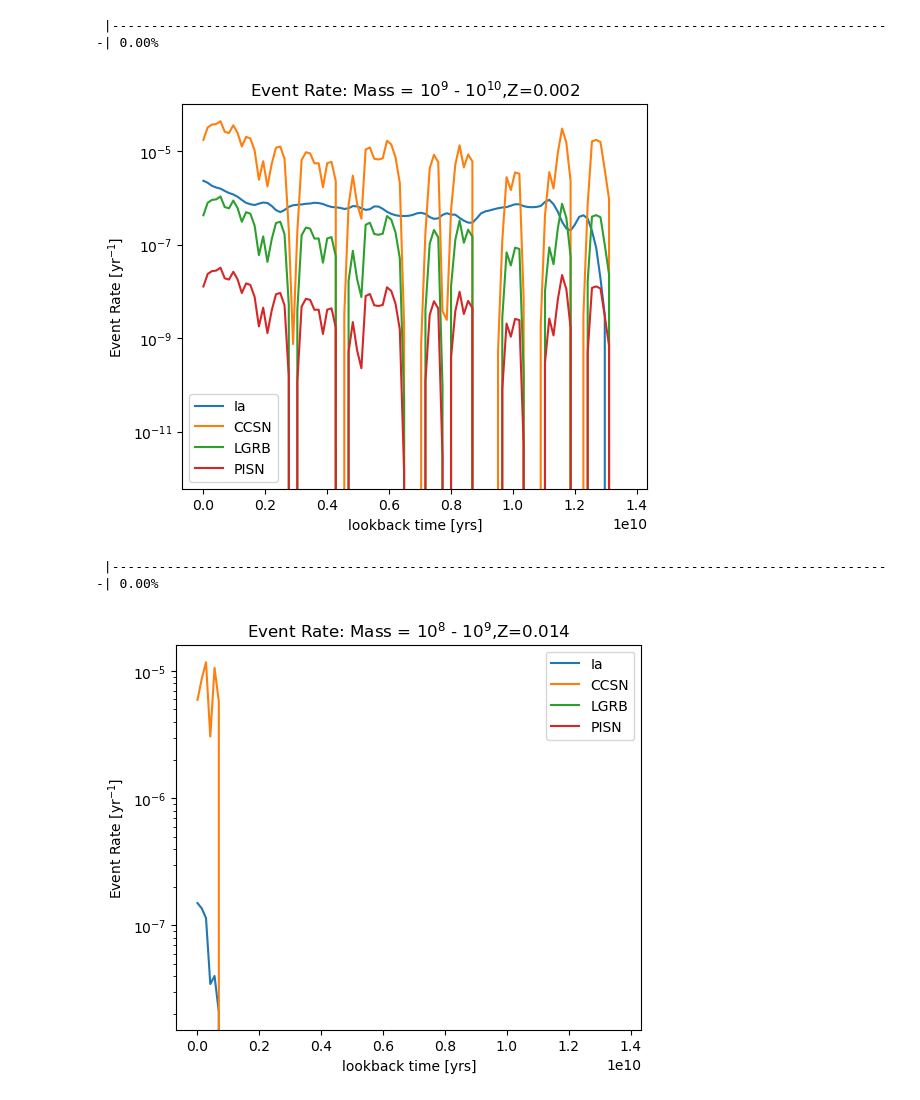
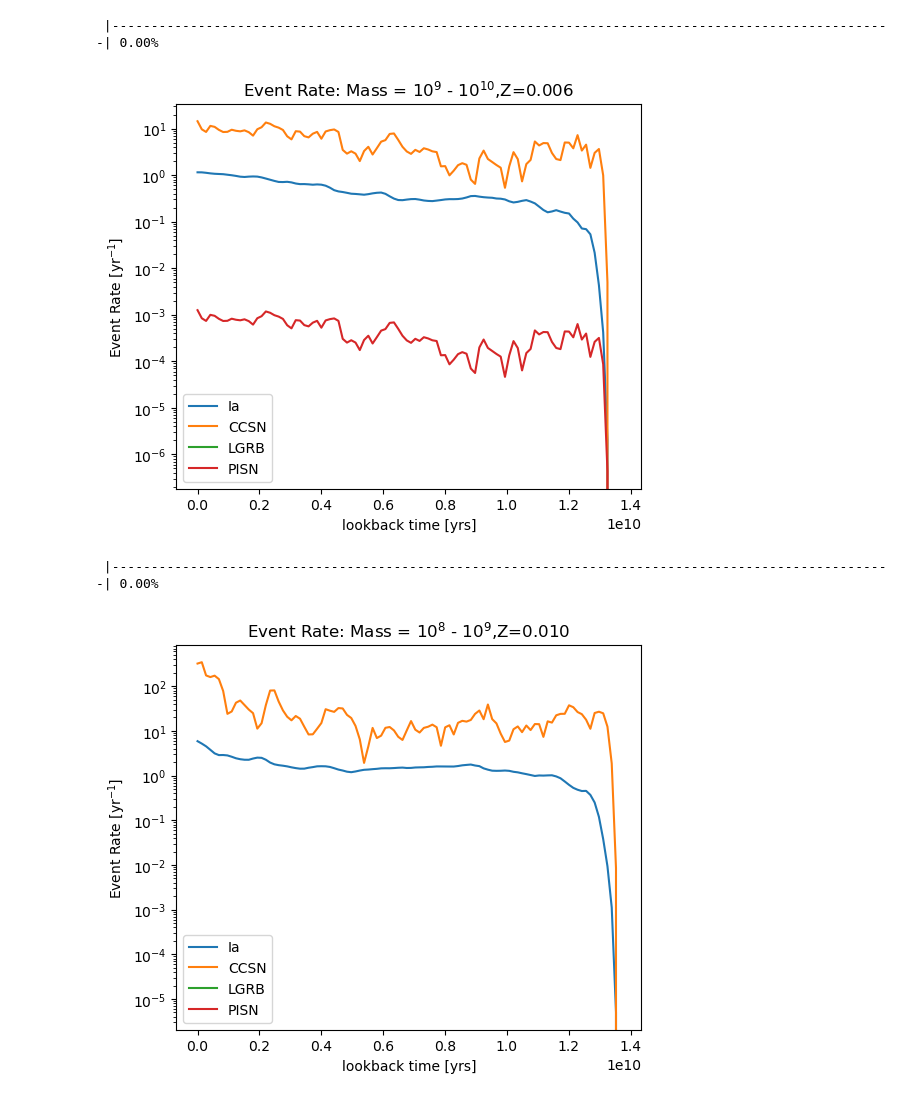
Before and after one commit to NicholaCharlton/Y4_Project, a Jupyter notebook: Nichola/Galaxy Evolution/Transient Event Rates per Galaxy.ipynb, the cells around one changed output. Saved outputs shown, nothing was run; the diff lists cells and outputs as text; code cells hidden in the pictures.

```diff
--- a/Nichola/Galaxy Evolution/Transient Event Rates per Galaxy.ipynb
+++ b/Nichola/Galaxy Evolution/Transient Event Rates per Galaxy.ipynb
@@ -191,7 +151,7 @@ with open('./mass3_specific_met.txt', newline='') as csvfile:
         SFR3.append(row)
 SFR3_Z = [[], [], [], [], [], [], [], [], [], [], [], [], []]
 for subhalo in range(len(SFR3)):
-    SFR3_Z[subhalo] = [float(num) for num in SFR3[subhalo]]
+    SFR3_Z[subhalo] = [float(num)*(1373/13) for num in SFR3[subhalo]]
 
 for index in range(len(SFR3_Z)):
     SFR3_Z[index] = np.array(SFR3_Z[index][::-1])
@@ -235,7 +195,7 @@ with open('./mass4_specific_met.txt', newline='') as csvfile:
         SFR4.append(row)
 SFR4_Z = [[], [], [], [], [], [], [], [], [], [], [], [], []]
 for subhalo in range(len(SFR4)):
-    SFR4_Z[subhalo] = [float(num) for num in SFR4[subhalo]]
+    SFR4_Z[subhalo] = [float(num)*(12275/13) for num in SFR4[subhalo]]
 
 for index in range(len(SFR4_Z)):
     SFR4_Z[index] = np.array(SFR4_Z[index][::-1])
@@ -279,7 +239,7 @@ with open('./mass5_specific_met.txt', newline='') as csvfile:
         SFR5.append(row)
 SFR5_Z = [[], [], [], [], [], [], [], [], [], [], [], [], []]
 for subhalo in range(len(SFR5)):
-    SFR5_Z[subhalo] = [float(num) for num in SFR5[subhalo]]
+    SFR5_Z[subhalo] = [float(num)*(85881/13) for num in SFR5[subhalo]]
 
 for index in range(len(SFR5_Z)):
     SFR5_Z[index] = np.array(SFR5_Z[index][::-1])
@@ -323,7 +283,7 @@ with open('./mass6_specific_met.txt', newline='') as csvfile:
         SFR6.append(row)
 SFR6_Z = [[], [], [], [], [], [], [], [], [], [], [], [], []]
 for subhalo in range(len(SFR6)):
-    SFR6_Z[subhalo] = [float(num) for num in SFR6[subhalo]]
+    SFR6_Z[subhalo] = [float(num)*(652300/13) for num in SFR6[subhalo]]
 
 for index in range(len(SFR6_Z)):
     SFR6_Z[index] = np.array(SFR6_Z[index][::-1])
@@ -337,28 +297,28 @@ edges6 = edges6[:-1]
 # %%
 # plotting data for mass6 group
 
-met_index = 3
+met_index = 6
 
 fig = plt.figure(figsize=(6,5))
 plt.plot(edges6,  out6[:,0][met_index], label='Ia')
 plt.plot(edges6,  out6[:,1:5][met_index].sum(axis=0), label='CCSN')
 plt.plot(edges6,  out6[:,5][met_index], label='LGRB')
 plt.plot(edges6,  out6[:,6][met_index], label='PISN')
 #plt.plot(edges6,  np.sum(out6[:,0], axis=0), label='Ia')
 #plt.plot(edges6,  np.sum(out6[:,1:5], axis=0).sum(axis=0), label='CCSN')
 #plt.plot(edges6,  np.sum(out6[:,5], axis=0), label='LGRB')
 #plt.plot(edges6,  np.sum(out6[:,6], axis=0), label='PISN')
 
 plt.yscale('log')
 #plt.ylim(1e0, 1e6)
 plt.xlabel('lookback time [yrs]')
 plt.ylabel(r"Event Rate [yr$^{-1}$]")
 plt.title(r"Event Rate: Mass = 10$^{9}$ - 10$^{10}$,"+met_indicies[met_index])
 #plt.title(r"Event Rate (summed over metallicity)")
 plt.legend()
 plt.show()
 # %% [output]
-[figure, old version]
+[figure, new version]
 # %%
 SFR7 = []
 with open('./mass7_specific_met.txt', newline='') as csvfile:
@@ -381,7 +341,7 @@ edges7 = edges7[:-1]
 # %%
 # plotting data for mass7 group
 
-met_index = 9
+met_index = 8
 
 fig = plt.figure(figsize=(6,5))
 plt.plot(edges7,  out7[:,0][met_index], label='Ia')
@@ -402,7 +362,7 @@ plt.title(r"Event Rate: Mass = 10$^{8}$ - 10$^{9}$,"+met_indicies[met_index])
 plt.legend()
 plt.show()
 # %% [output]
-[figure, old version]
+[figure, new version]
 # %%
 # Comparing transient event rates between masses
 # %%
```
Also changed, not shown: parts of 14 cells of this notebook.
